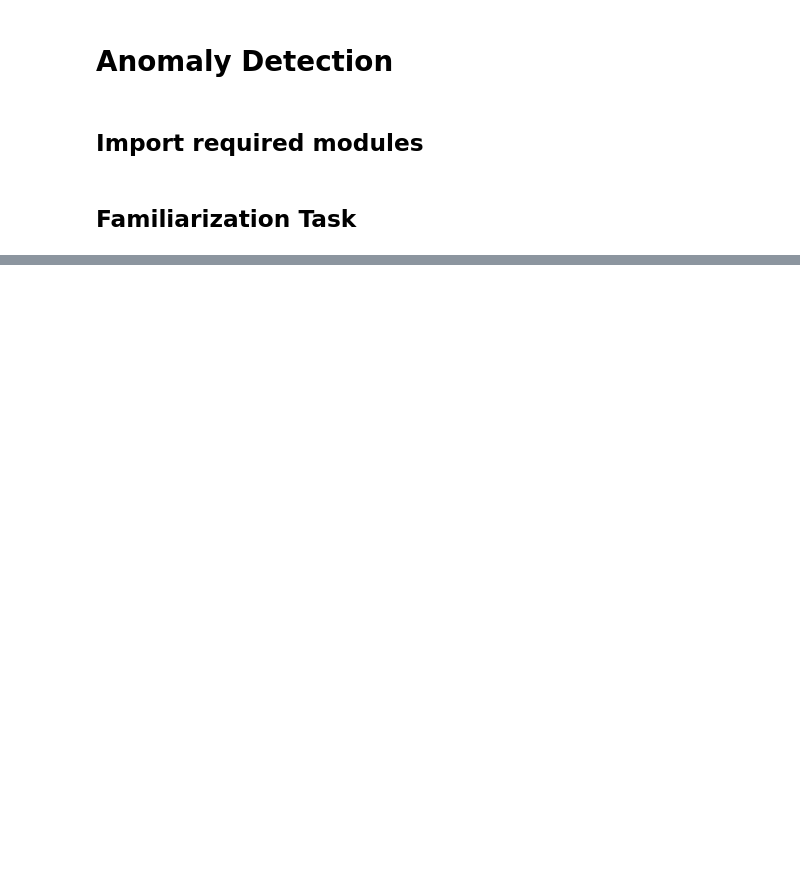
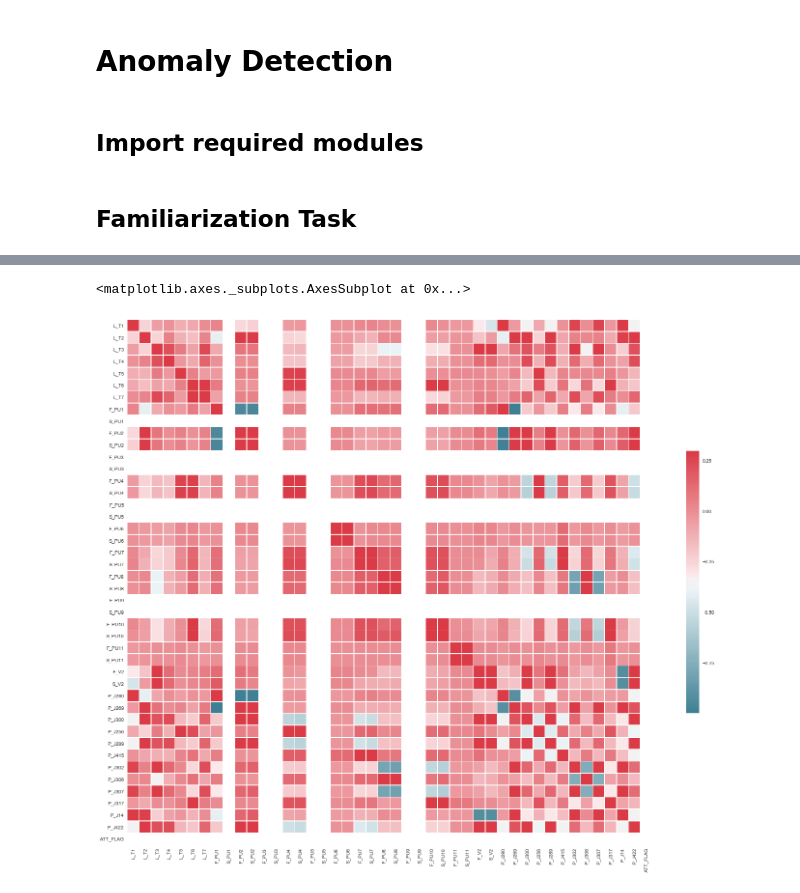
Before and after one commit to enreina/cs4035-lab, a Jupyter notebook: lab2/anomaly_detection.ipynb, the cells around one changed output, grey strips where cells are left out. Cells and saved outputs as stored; diff of their text form; code cells hidden in the pictures; blank space fills up the shorter version.

Commit message:
correlation heatmap of signals

```diff
--- a/lab2/anomaly_detection.ipynb
+++ b/lab2/anomaly_detection.ipynb
@@ -39,0 +47,18 @@ dtype: object
+# %%
+sns.set(style="white")
+# Compute the correlation matrix
+corr = data.corr()
+
+# Set up the matplotlib figure
+f, ax = plt.subplots(figsize=(25, 20))
+
+# Generate a custom diverging colormap
+cmap = sns.diverging_palette(220, 10, as_cmap=True)
+
+# Draw the heatmap with the mask and correct aspect ratio
+sns.heatmap(corr, cmap=cmap, vmax=.3,
+            square=True, xticklabels=corr.columns.values, yticklabels=corr.columns.values,
+            linewidths=0.5, cbar_kws={"shrink": .5}, ax=ax)
+# %% [output]
+<matplotlib.axes._subplots.AxesSubplot at 0x...>
+[figure, added]
```
Also changed, not shown: parts of 5 cells of this notebook.
